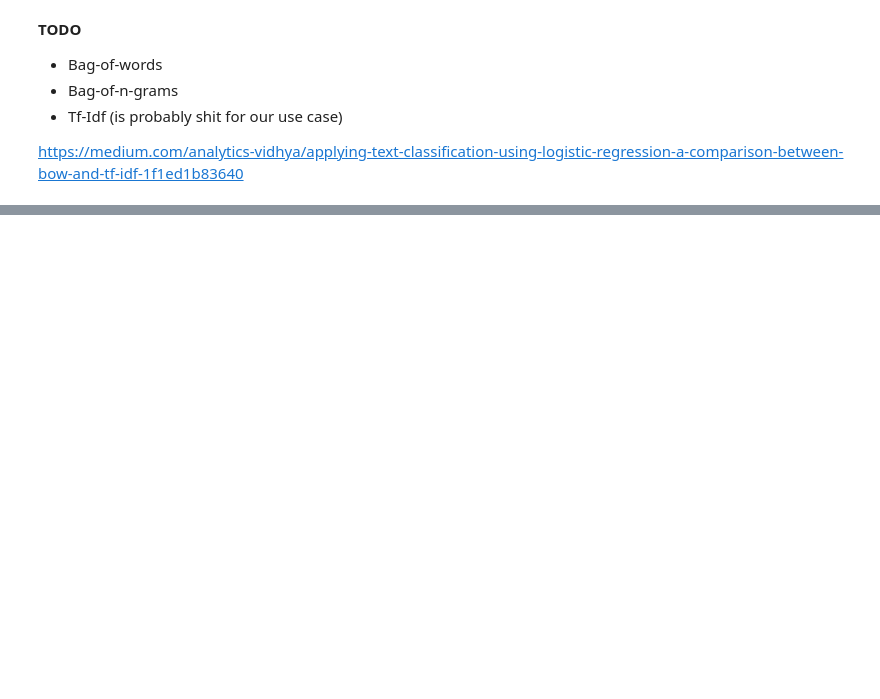
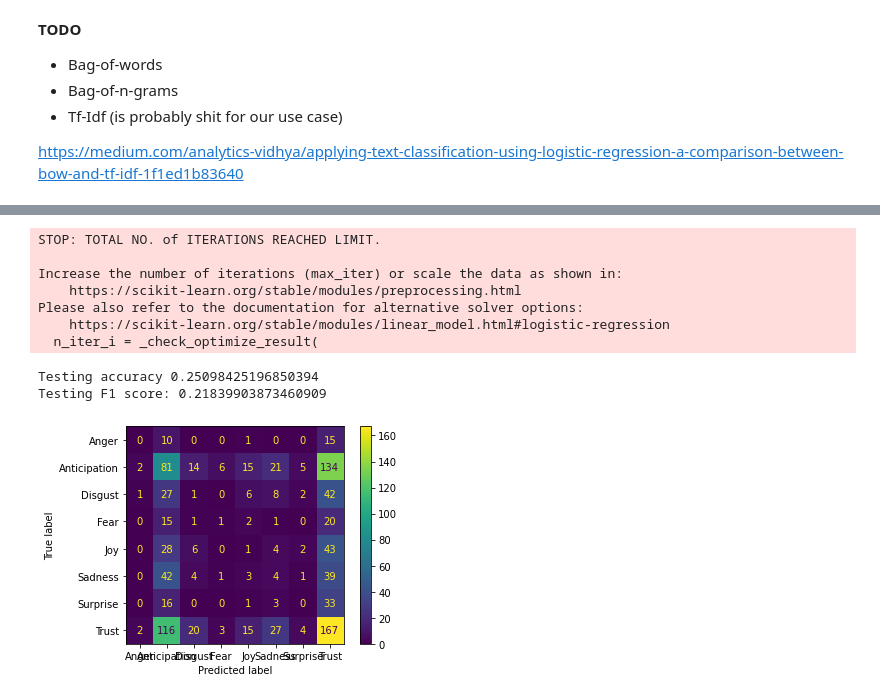
Before and after one commit to Ixurano/Project-Pettersson-Nylund, a Jupyter notebook: logistic_regression.ipynb, the cells around one changed output, grey strips where cells are left out. Drawn from its saved outputs; the diff is of its cells as text; code cells hidden in the pictures; blank space fills up the shorter version.

Commit message:
Logistic regression progress

```diff
--- a/logistic_regression.ipynb
+++ b/logistic_regression.ipynb
@@ -231,0 +294,36 @@ https://medium.com/analytics-vidhya/applying-text-classification-using-logistic-
+# %%
+for epoch in range(30):
+    model_dbow.train(utils.shuffle([x for x in tqdm(train_tagged.values)]), total_examples=len(train_tagged.values), epochs=1)
+    model_dbow.alpha -= 0.002
+    model_dbow.min_alpha = model_dbow.alpha
+# %%
+# building vector feature of classifier
+def vec_for_learning(model, tagged_docs):
+    sents = tagged_docs.values
+    targets, regressors = zip(*[(doc.tags[0], model.infer_vector(doc.words)) for doc in sents]) # , steps=20
+    return targets, regressors
+
+
+y_train, X_train = vec_for_learning(model_dbow, train_tagged)
+y_test, X_test = vec_for_learning(model_dbow, test_tagged)
+logreg = LogisticRegression(n_jobs=1, C=1e5, max_iter=10000)
+logreg.fit(X_train, y_train)
+y_pred = logreg.predict(X_test)
+from sklearn.metrics import accuracy_score, f1_score
+print('Testing accuracy %s' % accuracy_score(y_test, y_pred))
+print('Testing F1 score: {}'.format(f1_score(y_test, y_pred, average='weighted')))
+
+
+plot_confusion_matrix(logreg, X_test, y_test)
+plt.show()
+# %% [output]
+STOP: TOTAL NO. of ITERATIONS REACHED LIMIT.
+
+Increase the number of iterations (max_iter) or scale the data as shown in:
+    https://scikit-learn.org/stable/modules/preprocessing.html
+Please also refer to the documentation for alternative solver options:
+    https://scikit-learn.org/stable/modules/linear_model.html#logistic-regression
+  n_iter_i = _check_optimize_result(
+Testing accuracy 0.25098425196850394
+Testing F1 score: 0.21839903873460909
+[figure, added]
```
Also changed, not shown: parts of 6 cells of this notebook, 2 other files.
